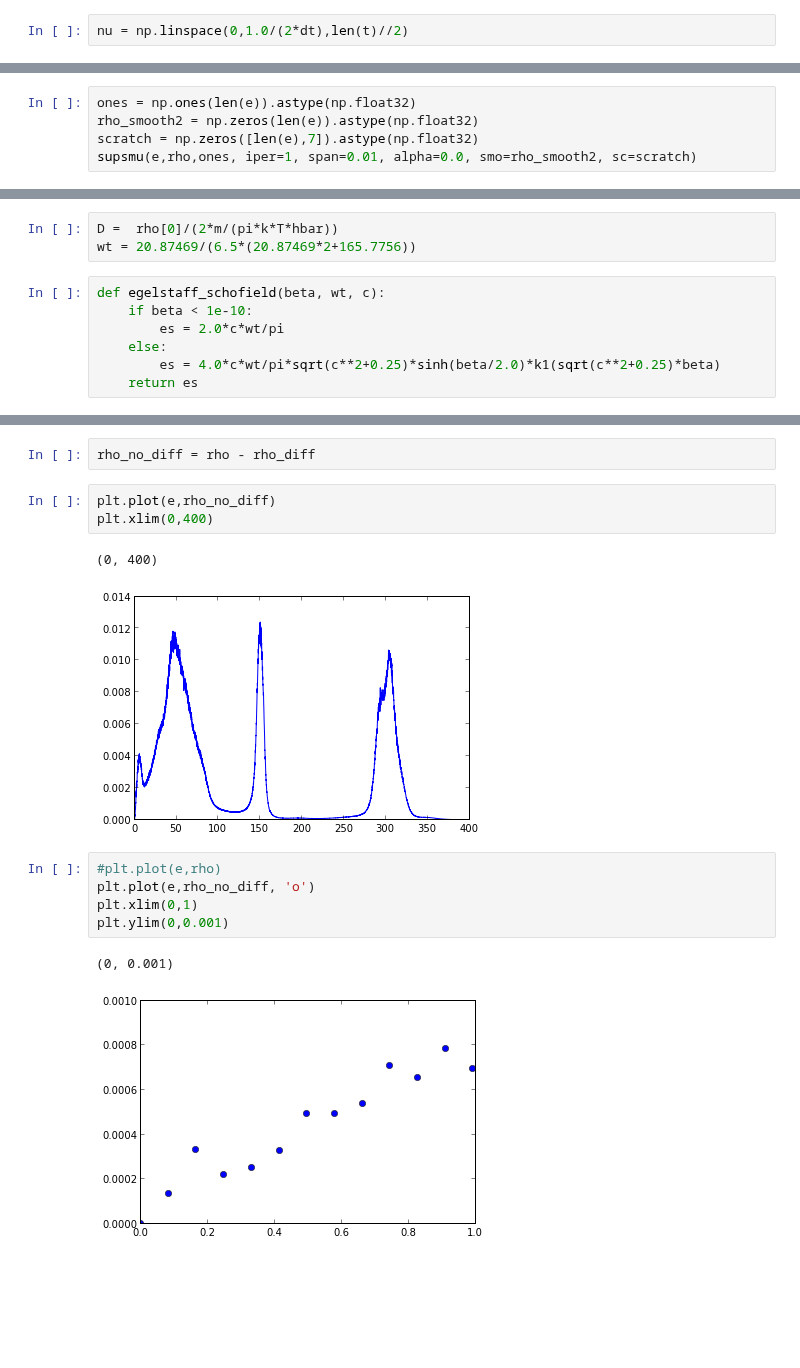
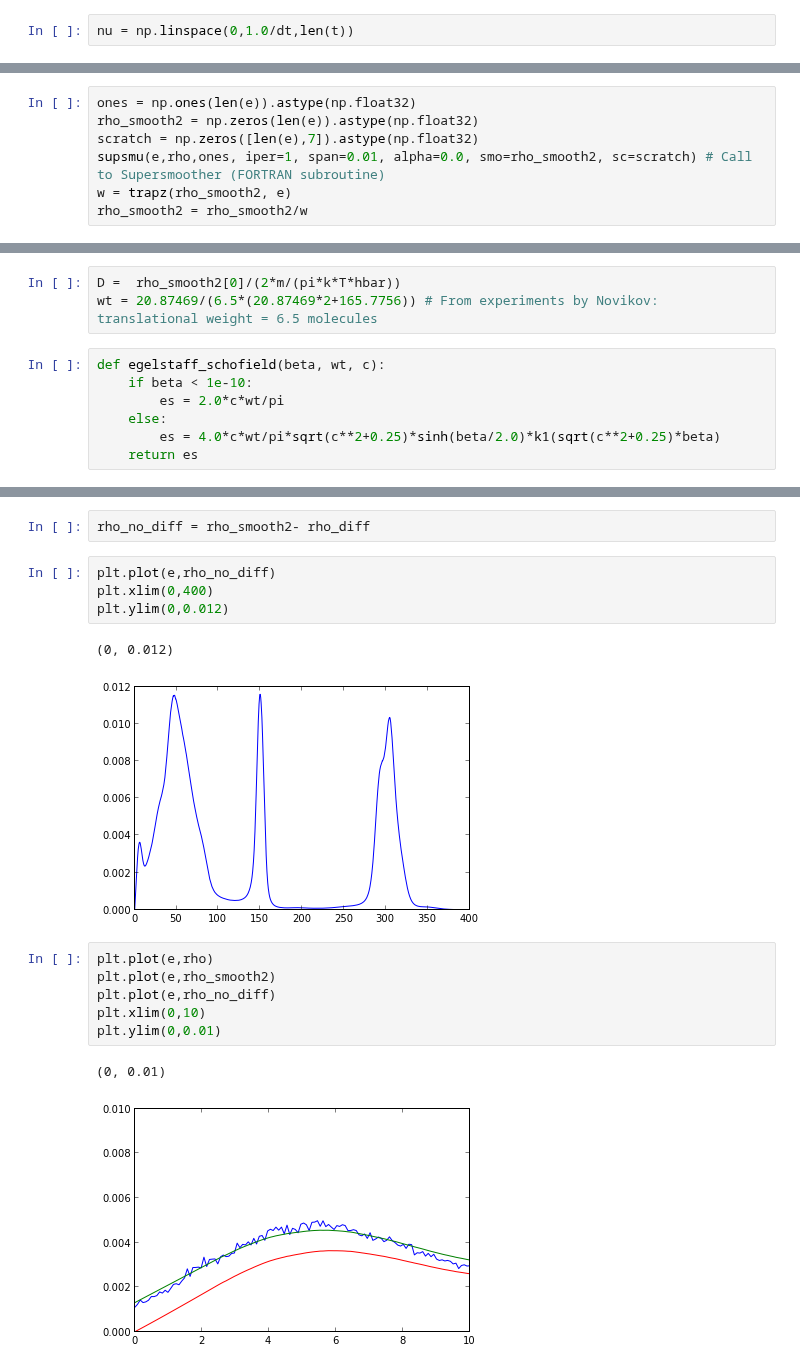
Before and after one commit to nachomarquez/vac2rho, a Jupyter notebook: vac2rho.ipynb, the cells around one changed output, grey strips where cells are left out. Cells and saved outputs as stored; diff of their text form; blank space fills up the shorter version.

```diff
--- a/vac2rho.ipynb
+++ b/vac2rho.ipynb
@@ -39,7 +39,7 @@ hbar=0.6582119
 k=0.086173324
 rho=rho*m/(3*pi*k*T*hbar)
 # %%
-nu = np.linspace(0,1.0/(2*dt),len(t)//2)
+nu = np.linspace(0,1.0/dt,len(t))
 # %%
 e = nu/.2418 # Conversion from THz to meV
 # %%
@@ -55,7 +55,9 @@ plt.xlim(0,400)
 ones = np.ones(len(e)).astype(np.float32)
 rho_smooth2 = np.zeros(len(e)).astype(np.float32)
 scratch = np.zeros([len(e),7]).astype(np.float32)
-supsmu(e,rho,ones, iper=1, span=0.01, alpha=0.0, smo=rho_smooth2, sc=scratch)
+supsmu(e,rho,ones, iper=1, span=0.01, alpha=0.0, smo=rho_smooth2, sc=scratch) # Call to Supersmoother (FORTRAN subroutine)
+w = trapz(rho_smooth2, e)
+rho_smooth2 = rho_smooth2/w
 # %%
 plt.plot(e,rho_smooth2)
 plt.xlim(0,400)
@@ -65,6 +67,6 @@ plt.xlim(0,400)
 # %%
-D =  rho[0]/(2*m/(pi*k*T*hbar))
-wt = 20.87469/(6.5*(20.87469*2+165.7756))
+D =  rho_smooth2[0]/(2*m/(pi*k*T*hbar))
+wt = 20.87469/(6.5*(20.87469*2+165.7756)) # From experiments by Novikov: translational weight = 6.5 molecules
 # %%
 def egelstaff_schofield(beta, wt, c):
     if beta < 1e-10:
@@ -87,16 +89,18 @@ xlim(0,50)
 # %%
-rho_no_diff = rho - rho_diff
+rho_no_diff = rho_smooth2- rho_diff
 # %%
 plt.plot(e,rho_no_diff)
 plt.xlim(0,400)
+plt.ylim(0,0.012)
 # %% [output]
-(0, 400)
+(0, 0.012)
-[figure, old version]
+[figure, new version]
 # %%
-#plt.plot(e,rho)
-plt.plot(e,rho_no_diff, 'o')
-plt.xlim(0,1)
-plt.ylim(0,0.001)
+plt.plot(e,rho)
+plt.plot(e,rho_smooth2)
+plt.plot(e,rho_no_diff)
+plt.xlim(0,10)
+plt.ylim(0,0.01)
 # %% [output]
-(0, 0.001)
+(0, 0.01)
-[figure, old version]
+[figure, new version]
```
Also changed, not shown: parts of 12 cells of this notebook.
